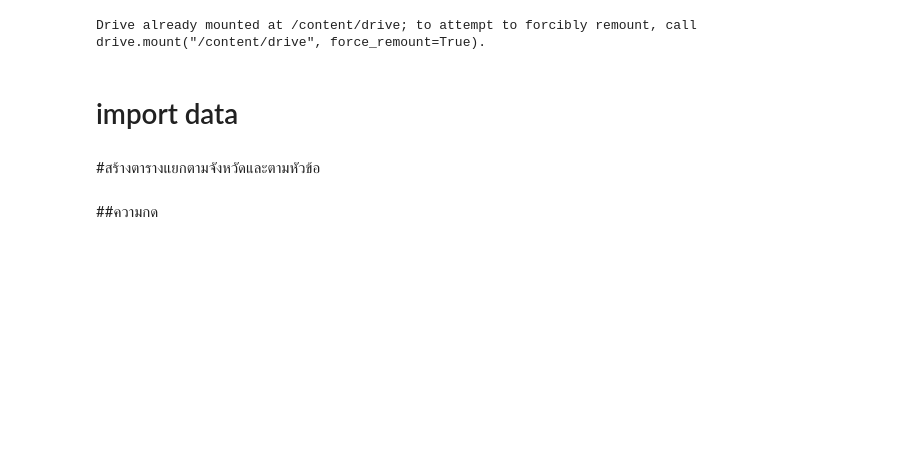
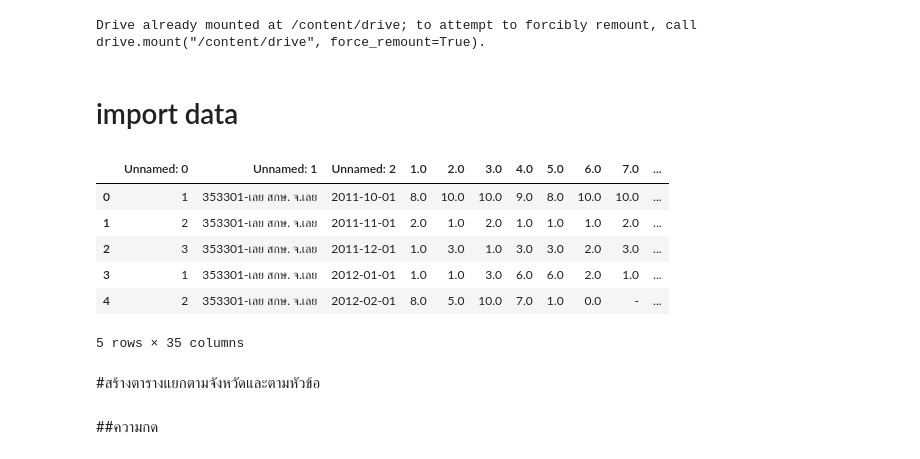
Before and after one commit to nannthd/bsc_dpdm22, a Jupyter notebook: Quiz_Group_5_20_of_Midterm.ipynb, the cells around one changed output. Drawn from its saved outputs; the diff is of its cells as text; code cells hidden in the pictures; blank space fills up the shorter version.

```diff
--- a/Quiz_Group_5_20_of_Midterm.ipynb
+++ b/Quiz_Group_5_20_of_Midterm.ipynb
@@ -61,6 +61,15 @@ SNK4 = pd.read_excel('/content/drive/MyDrive/Data Prep and Data Mining BSc65/อ
 NKI4 = pd.read_excel('/content/drive/MyDrive/Data Prep and Data Mining BSc65/อุตุ/จำนวนเมฆ(10ส่วน)/สำเนาของ จ.หนองคาย.xlsx',sheet_name=0,skiprows=4)
 # %%
 LEI4 = LEI04.iloc[:,:35]
+LEI4.head()
+# %% [output]
+|  | Unnamed: 0 | Unnamed: 1 | Unnamed: 2 | 1.0 | 2.0 | 3.0 | 4.0 | 5.0 | 6.0 | 7.0 | ... |
+| 0 | 1 | 353301-เลย สกษ. จ.เลย | 2011-10-01 | 8.0 | 10.0 | 10.0 | 9.0 | 8.0 | 10.0 | 10.0 | ... |
+| 1 | 2 | 353301-เลย สกษ. จ.เลย | 2011-11-01 | 2.0 | 1.0 | 2.0 | 1.0 | 1.0 | 1.0 | 2.0 | ... |
+| 2 | 3 | 353301-เลย สกษ. จ.เลย | 2011-12-01 | 1.0 | 3.0 | 1.0 | 3.0 | 3.0 | 2.0 | 3.0 | ... |
+| 3 | 1 | 353301-เลย สกษ. จ.เลย | 2012-01-01 | 1.0 | 1.0 | 3.0 | 6.0 | 6.0 | 2.0 | 1.0 | ... |
+| 4 | 2 | 353301-เลย สกษ. จ.เลย | 2012-02-01 | 8.0 | 5.0 | 10.0 | 7.0 | 1.0 | 0.0 | - | ... |
+5 rows × 35 columns
 # %%
 KKN4.rename(columns = {'Unnamed: 0':'ที่','Unnamed: 1':'สถานี', 'Unnamed: 2':'เดือน/ปี','Unnamed: 34':'เฉลี่ย'}, inplace = True)
 NPM4.rename(columns = {'Unnamed: 0':'ที่','Unnamed: 1':'สถานี', 'Unnamed: 2':'เดือน/ปี','Unnamed: 34':'เฉลี่ย'}, inplace = True)
```
Also changed, not shown: parts of 6 cells of this notebook.
